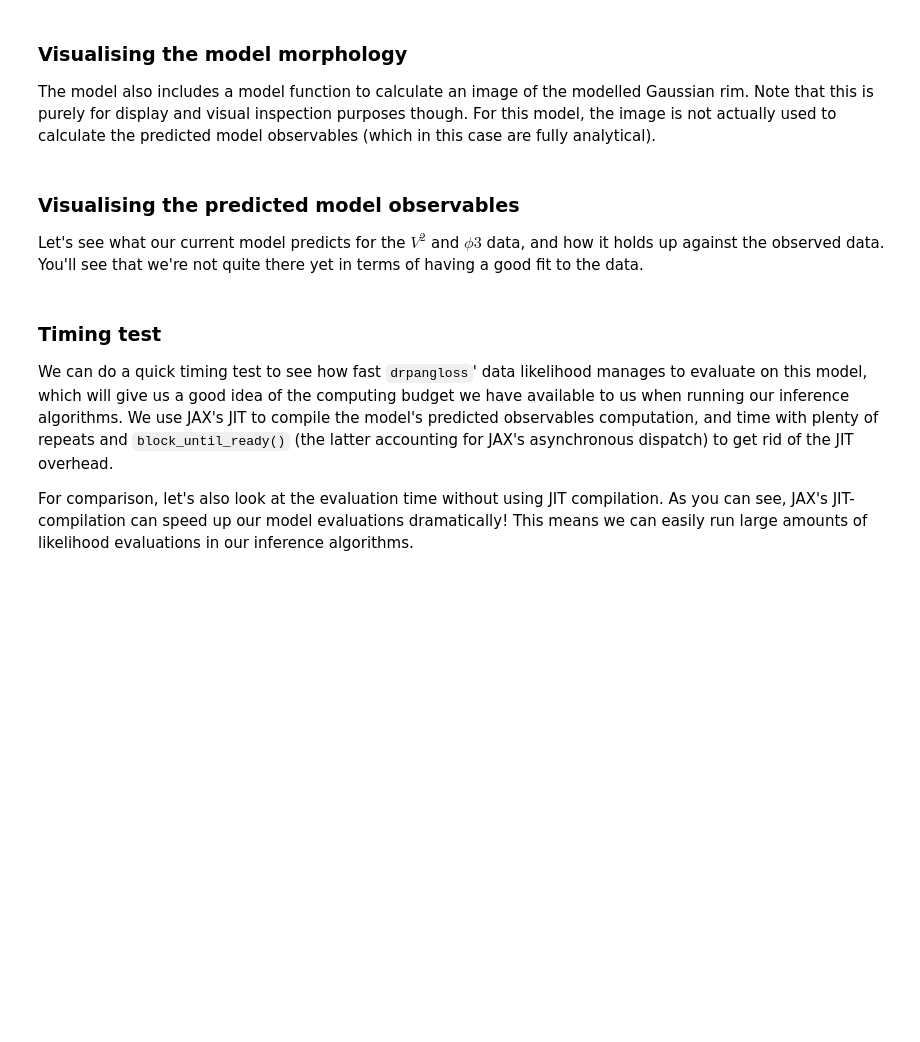
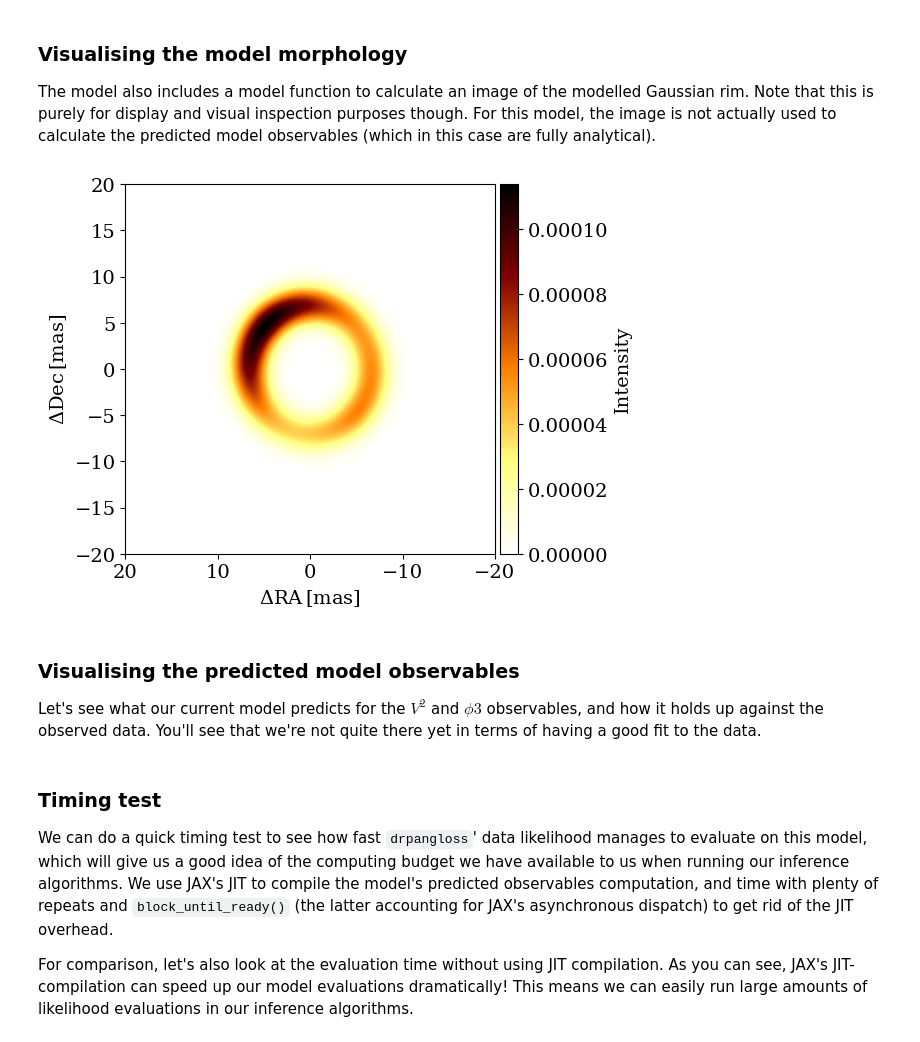
Before and after one commit to DePrinsT/drpangloss, a Jupyter notebook: notebooks/circumbinary_rim.ipynb, the cells around one changed output. Drawn from its saved outputs; the diff is of its cells as text; code cells hidden in the pictures; blank space fills up the shorter version.

```diff
--- a/notebooks/circumbinary_rim.ipynb
+++ b/notebooks/circumbinary_rim.ipynb
@@ -183,4 +186,37 @@ rim. Note that this is purely for display and visual inspection purposes though.
 model, the image is not actually used to calculate the predicted model observables (which
 in this case are fully analytical).
 # %%
-# TODO: implement
+npix = 200  # Number of pixels along the field-of-view.
+ps = 0.2  # Pixelscale in milliarcseconds.
+fov = npix * ps
+
+# Get an image of the rim.
+rim_img = model.get_img(npix=400, ps=0.1)
+
+# Get the coordinates.
+xcoord, ycoord = img_get_sky_coordinates(rim_img, ps=ps)
+
+fig, ax = plt.subplots(1, 1)
+# Plot image.
+im = ax.imshow(
+    rim_img,
+    extent=(
+        fov / 2,
+        -fov / 2,
+        -fov / 2,
+        fov / 2,
+    ),
+    cmap="afmhot_r",
+)
+
+# Add colorbar to the side.
+divider = make_axes_locatable(ax)
+cax = divider.append_axes("right", size="5%", pad=0.05)
+fig.colorbar(im, cax=cax, label="Intensity")
+
+ax.set_xlabel(r"$\Delta \mathregular{RA} \, \mathregular{[mas]}$")
+ax.set_ylabel(r"$\Delta \mathregular{Dec} \, \mathregular{[mas]}$")
+
+plt.show()
+# %% [output]
+[figure, added]
@@ -187,7 +225,7 @@ in this case are fully analytical).
 # %% [markdown]
 ### Visualising the predicted model observables
 
-Let's see what our current model predicts for the $V^2$ and $\phi3$ data, and how
+Let's see what our current model predicts for the $V^2$ and $\phi3$ observables, and how
 it holds up against the observed data. You'll see that we're not quite there yet
 in terms of having a good fit to the data.
 # %%
```
Also changed, not shown: parts of 4 cells of this notebook, 3 other files.
